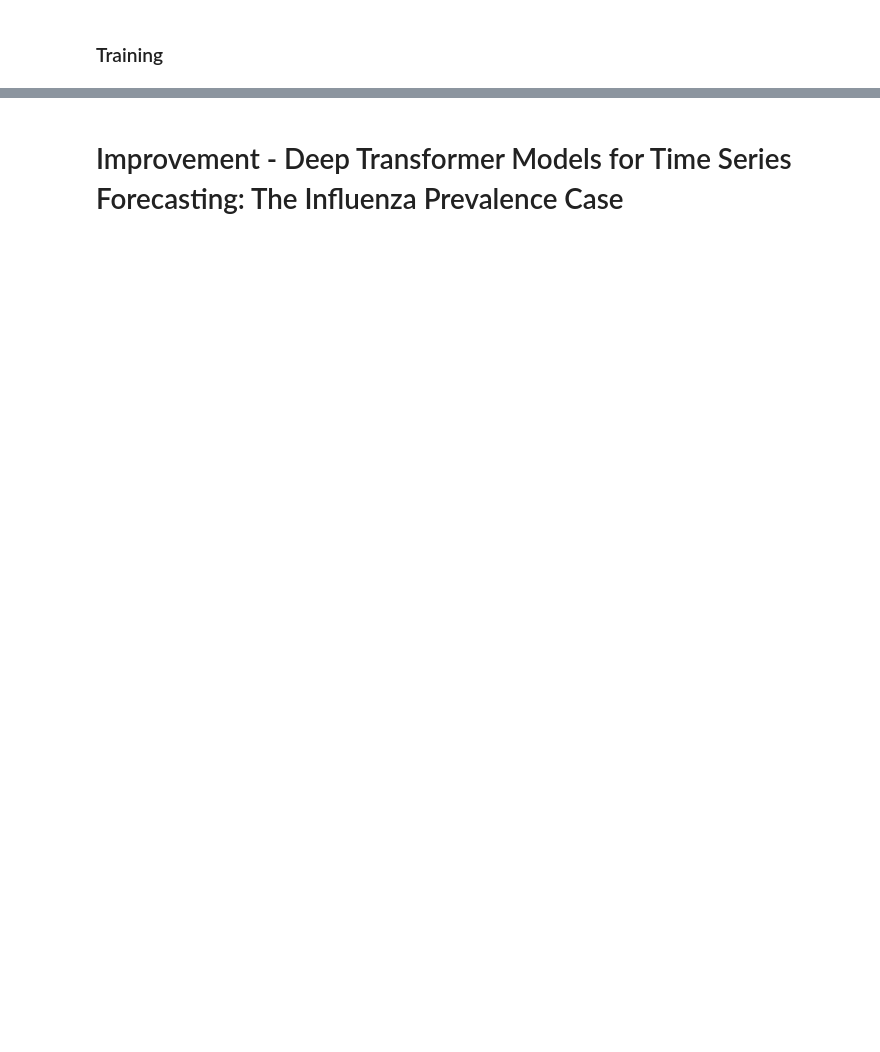
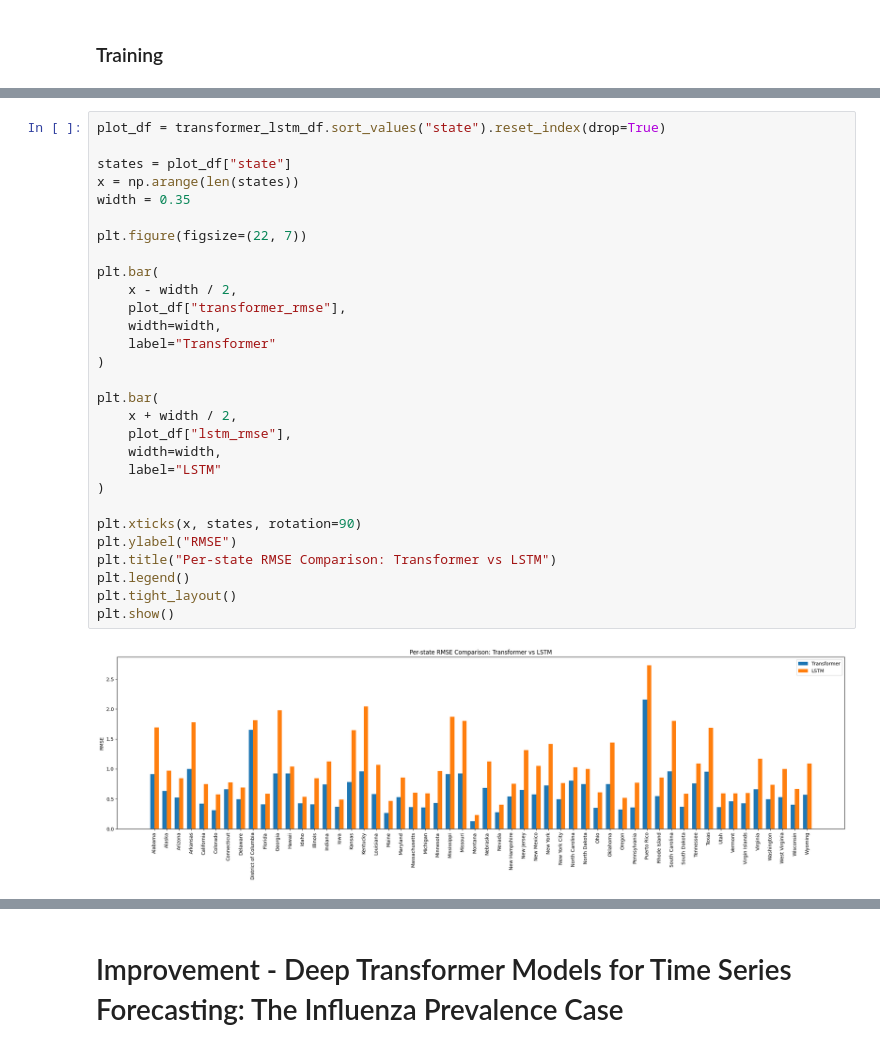
Before and after one commit to wangly7/epidemic-transformer-forecasting, a Jupyter notebook: transformer-influenza-predicting.ipynb, the cells around one changed output, grey strips where cells are left out. Saved outputs shown, nothing was run; the diff lists cells and outputs as text; blank space fills up the shorter version.

```diff
--- a/transformer-influenza-predicting.ipynb
+++ b/transformer-influenza-predicting.ipynb
@@ -342,0 +1359,31 @@ plt.show()
+# %%
+plot_df = transformer_lstm_df.sort_values("state").reset_index(drop=True)
+
+states = plot_df["state"]
+x = np.arange(len(states))
+width = 0.35
+
+plt.figure(figsize=(22, 7))
+
+plt.bar(
+    x - width / 2,
+    plot_df["transformer_rmse"],
+    width=width,
+    label="Transformer"
+)
+
+plt.bar(
+    x + width / 2,
+    plot_df["lstm_rmse"],
+    width=width,
+    label="LSTM"
+)
+
+plt.xticks(x, states, rotation=90)
+plt.ylabel("RMSE")
+plt.title("Per-state RMSE Comparison: Transformer vs LSTM")
+plt.legend()
+plt.tight_layout()
+plt.show()
+# %% [output]
+[figure, added]
```
Also changed, not shown: parts of 48 cells of this notebook, 1 other file.
